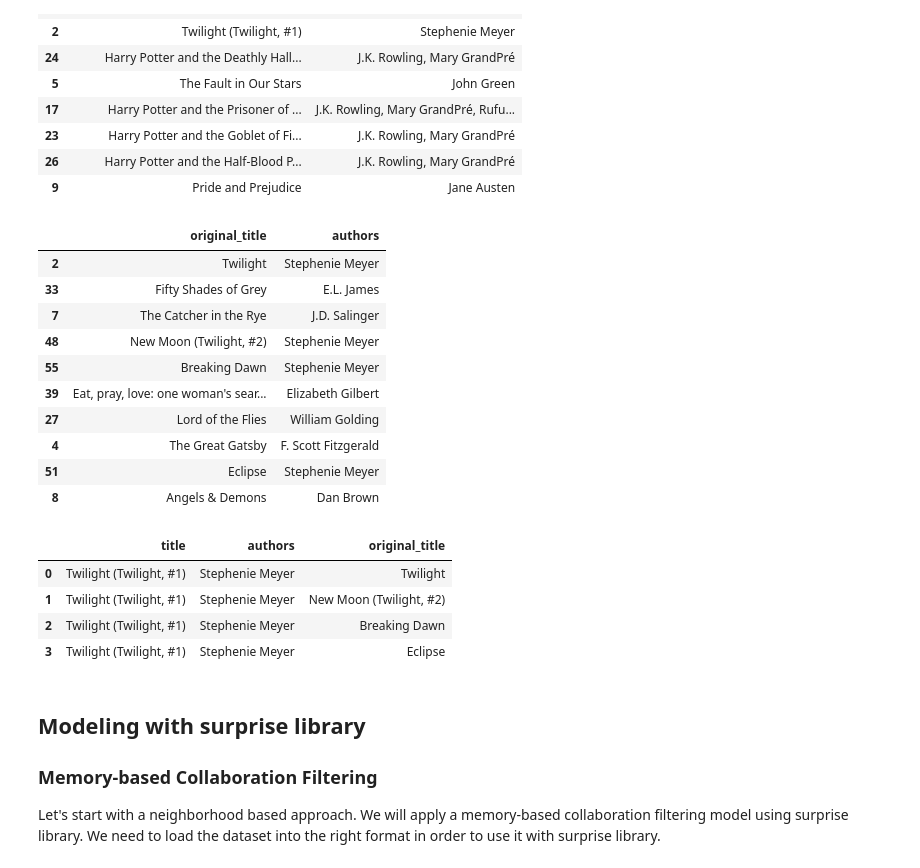
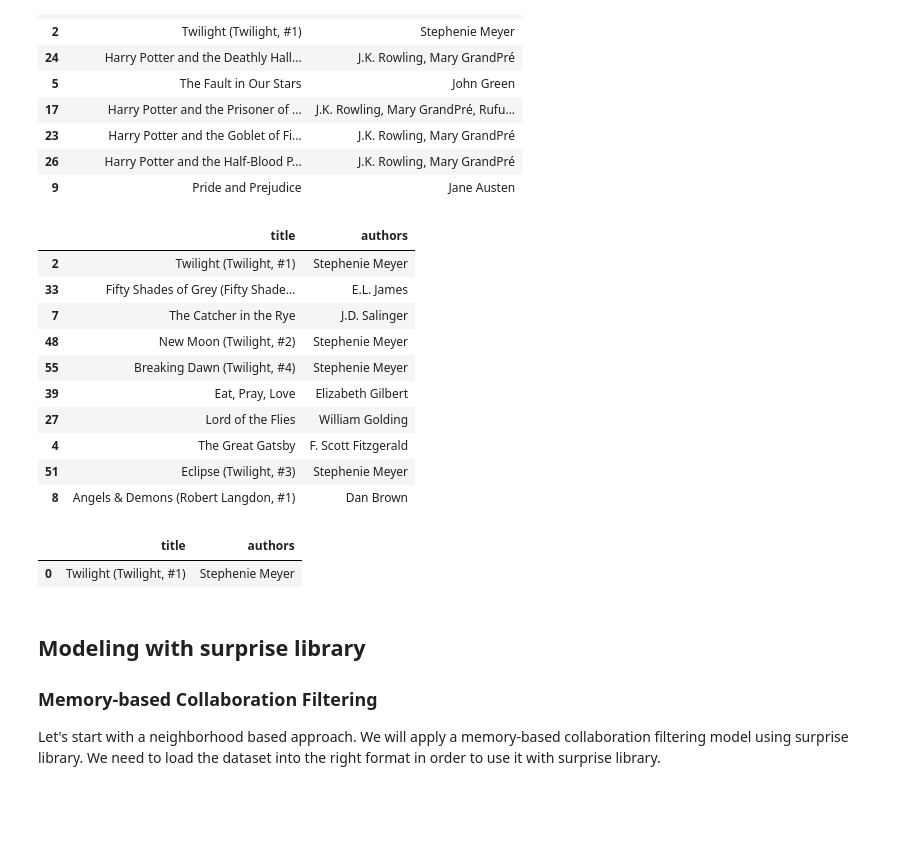
Before and after one commit to gioamorim80/Book-Recommendation-System, a Jupyter notebook: Book Recommendation System.ipynb, the cells around one changed output. Cells and saved outputs as stored; diff of their text form; code cells hidden in the pictures; blank space fills up the shorter version.

```diff
--- a/Book Recommendation System.ipynb
+++ b/Book Recommendation System.ipynb
@@ -352,29 +352,26 @@ most_5stars
 # %%
 # check what are the top 10 books with the most 1 star ratings
 most_1star = books['ratings_1'].sort_values(ascending=False)
-most_1star = books[['original_title','authors']].iloc[most_1star.head(10).index]
+most_1star = books[['title','authors']].iloc[most_1star.head(10).index]
 most_1star
 # %% [output]
-|  | original_title | authors |
-| 2 | Twilight | Stephenie Meyer |
-| 33 | Fifty Shades of Grey | E.L. James |
+|  | title | authors |
+| 2 | Twilight (Twilight, #1) | Stephenie Meyer |
+| 33 | Fifty Shades of Grey (Fifty Shade... | E.L. James |
 | 7 | The Catcher in the Rye | J.D. Salinger |
 | 48 | New Moon (Twilight, #2) | Stephenie Meyer |
-| 55 | Breaking Dawn | Stephenie Meyer |
-| 39 | Eat, pray, love: one woman's sear... | Elizabeth Gilbert |
+| 55 | Breaking Dawn (Twilight, #4) | Stephenie Meyer |
+| 39 | Eat, Pray, Love | Elizabeth Gilbert |
 | 27 | Lord of the Flies | William Golding |
 | 4 | The Great Gatsby | F. Scott Fitzgerald |
-| 51 | Eclipse | Stephenie Meyer |
-| 8 | Angels & Demons | Dan Brown |
+| 51 | Eclipse (Twilight, #3) | Stephenie Meyer |
+| 8 | Angels & Demons (Robert Langdon, #1) | Dan Brown |
 # %%
 # one book is in both top 10 most liked and most disliked - call it a polarizer!
 most_5stars.merge(most_1star)
 # %% [output]
-|  | title | authors | original_title |
-| 0 | Twilight (Twilight, #1) | Stephenie Meyer | Twilight |
-| 1 | Twilight (Twilight, #1) | Stephenie Meyer | New Moon (Twilight, #2) |
-| 2 | Twilight (Twilight, #1) | Stephenie Meyer | Breaking Dawn |
-| 3 | Twilight (Twilight, #1) | Stephenie Meyer | Eclipse |
+|  | title | authors |
+| 0 | Twilight (Twilight, #1) | Stephenie Meyer |
 # %% [markdown]
 
 
```
Also changed, not shown: parts of 7 cells of this notebook.
